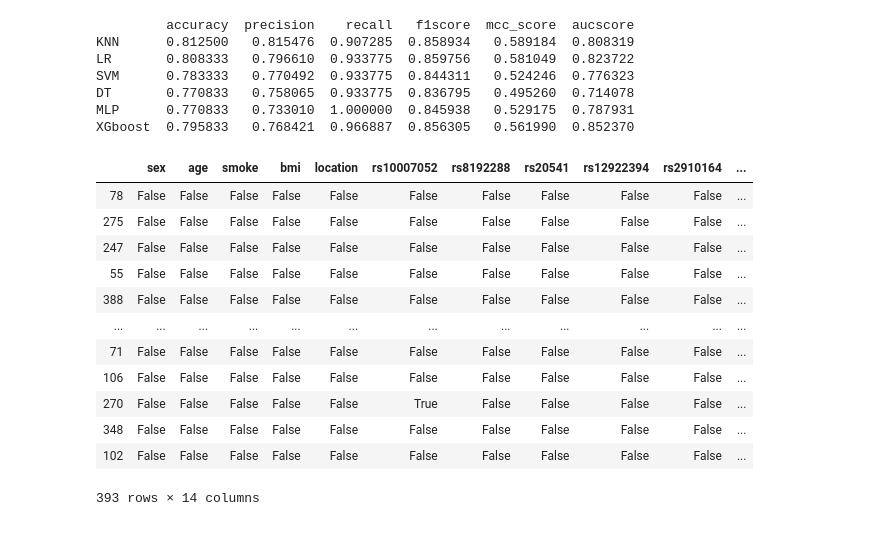
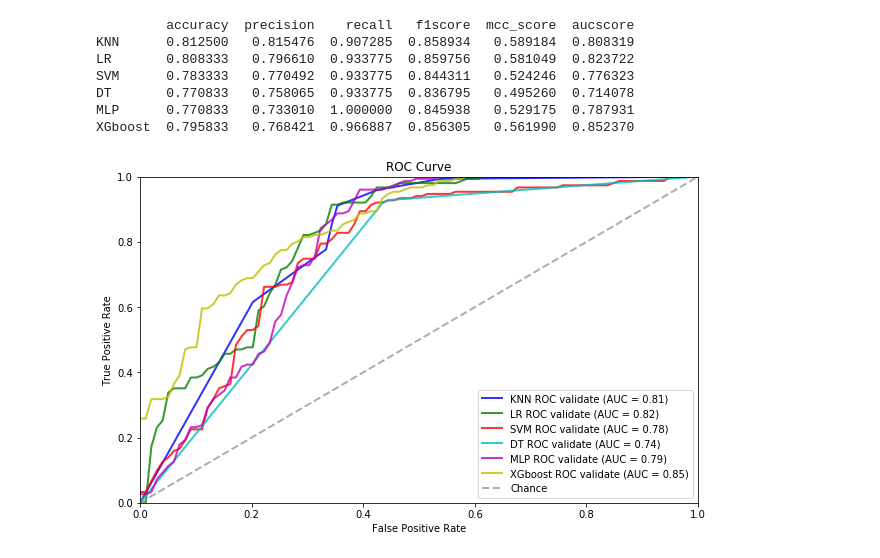
Before and after one commit to Physicist91/copd-ml, a Jupyter notebook: Analysis.ipynb, the cells around one changed output. Drawn from its saved outputs; the diff is of its cells as text; code cells hidden in the pictures.

Commit message:
add roc plot

```diff
--- a/Analysis.ipynb
+++ b/Analysis.ipynb
@@ -145,20 +145,47 @@ SVM      0.783333   0.770492  0.933775  0.844311   0.524246  0.776323
 DT       0.770833   0.758065  0.933775  0.836795   0.495260  0.714078
 MLP      0.770833   0.733010  1.000000  0.845938   0.529175  0.787931
 XGboost  0.795833   0.768421  0.966887  0.856305   0.561990  0.852370
-# %%
-x, y = load_data(train_df)
-x.isnull()
-# %% [output]
-|  | sex | age | smoke | bmi | location | rs10007052 | rs8192288 | rs20541 | rs12922394 | rs2910164 | ... |
-| 78 | False | False | False | False | False | False | False | False | False | False | ... |
-| 275 | False | False | False | False | False | False | False | False | False | False | ... |
-| 247 | False | False | False | False | False | False | False | False | False | False | ... |
-| 55 | False | False | False | False | False | False | False | False | False | False | ... |
-| 388 | False | False | False | False | False | False | False | False | False | False | ... |
-| ... | ... | ... | ... | ... | ... | ... | ... | ... | ... | ... | ... |
-| 71 | False | False | False | False | False | False | False | False | False | False | ... |
-| 106 | False | False | False | False | False | False | False | False | False | False | ... |
-| 270 | False | False | False | False | False | True | False | False | False | False | ... |
-| 348 | False | False | False | False | False | False | False | False | False | False | ... |
-| 102 | False | False | False | False | False | False | False | False | False | False | ... |
-393 rows × 14 columns
+# %%
+from scipy import interp
+import numpy as np
+import warnings
+warnings.filterwarnings("ignore")
+
+def plot_ROC(model,model_name,color):
+
+    tprs = []
+    aucs = []
+    mean_fpr = np.linspace(0, 1, 100)
+    probas_ = model.fit(X, y).predict_proba(X_test)
+    fpr, tpr, thresholds = roc_curve(y_test, probas_[:, 1])
+    tprs.append(interp(mean_fpr, fpr, tpr))
+    roc_auc = auc(fpr, tpr)
+    aucs.append(roc_auc)
+    mean_tpr = np.mean(tprs, axis=0)
+    mean_auc = auc(mean_fpr, mean_tpr)
+    plt.plot(mean_fpr, mean_tpr, color=color,
+             label=r'{} ROC validate (AUC = %0.2f)'.format(model_name) % (mean_auc),
+             lw=2, alpha=.8)
+# %%
+feature,target = load_data(train_df)
+X ,y = np.array(feature),np.array(target)
+
+X_test, y_test = load_data(test_df)
+X_test, y_test = np.array(X_test),np.array(y_test)
+
+color_list = ['b','g','r','c','m','y']
+fig=plt.gcf()
+fig.set_size_inches(10,6)
+for model,model_name,color in zip(classifier_lst,classifier_lst_name,color_list):
+    plot_ROC(model,model_name,color)
+
+plt.plot([0, 1], [0, 1], linestyle='--', lw=2, color=(0.6, 0.6, 0.6),label='Chance', alpha=.8)
+plt.xlim([-0.0, 1.0])
+plt.ylim([-0.0, 1.0])
+plt.xlabel('False Positive Rate')
+plt.ylabel('True Positive Rate')
+plt.title('ROC Curve')
+plt.legend(loc="lower right")
+fig.show()
+# %% [output]
+[figure, added]
```
Also changed, not shown: parts of 1 cell of this notebook, 1 other file.
